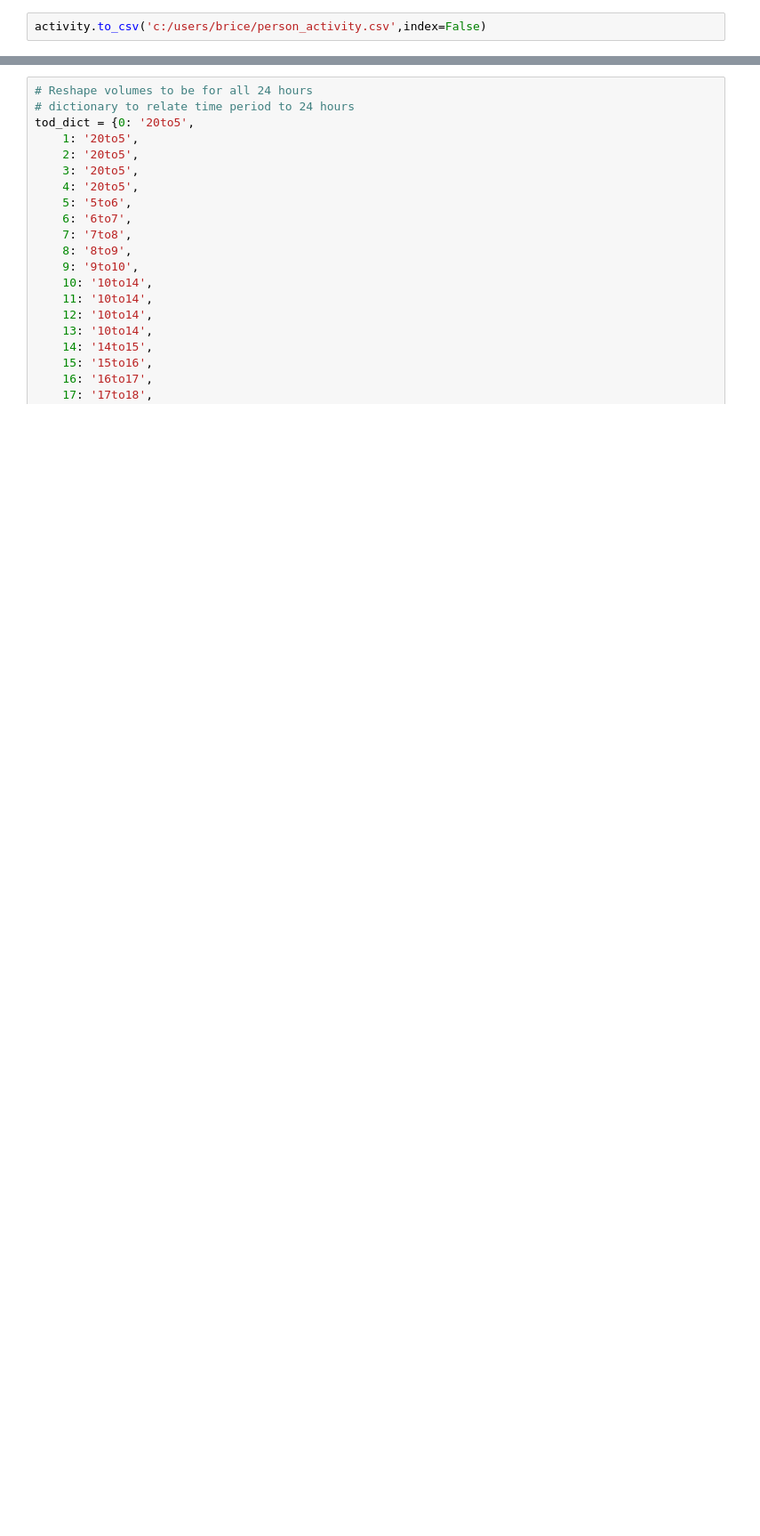
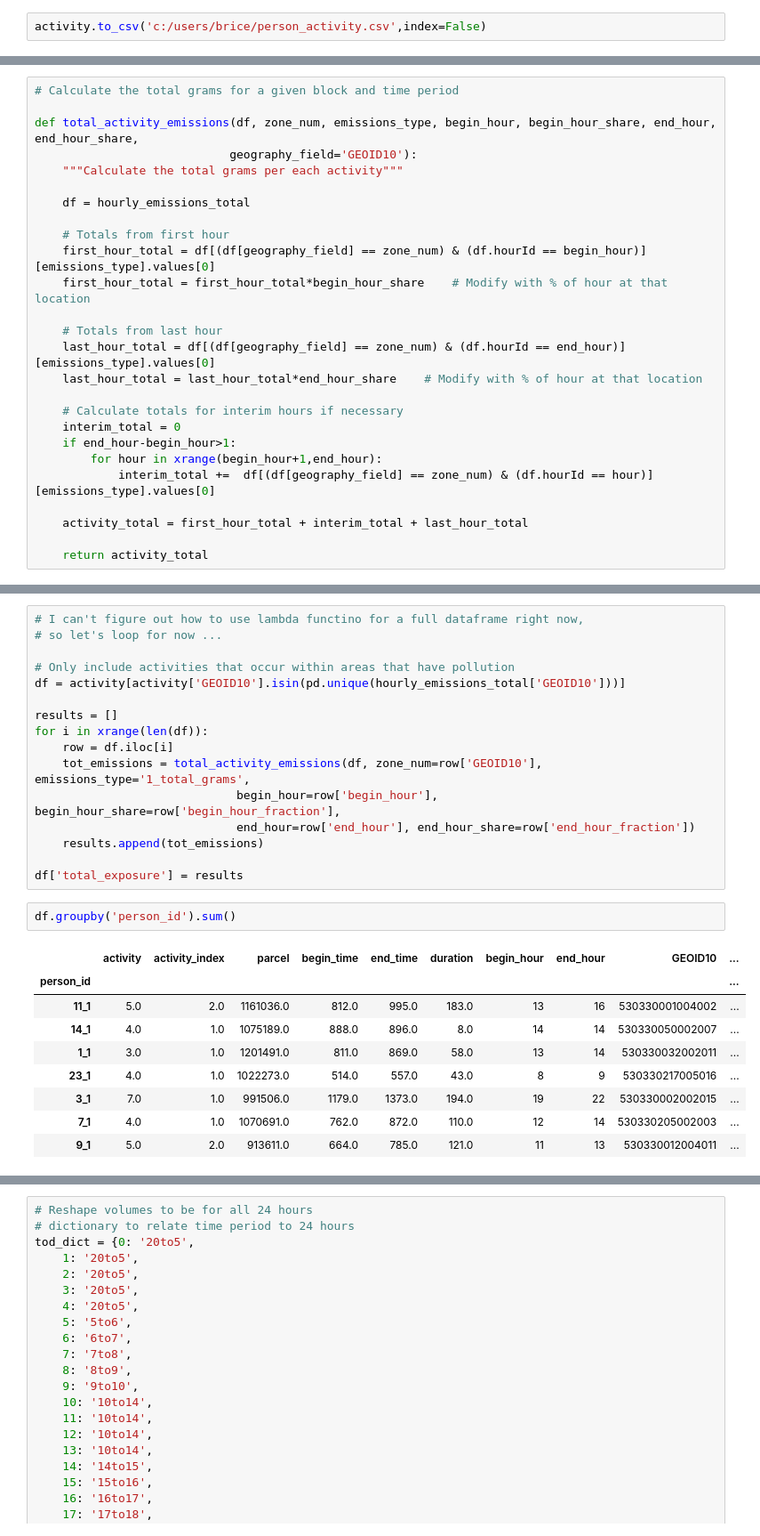
Before and after one commit to psrc/travel-modeling, a Jupyter notebook: air_quality/air_quality.ipynb, the cells around one changed output, grey strips where cells are left out. Shown at 89% size. Drawn from its saved outputs; the diff is of its cells as text; blank space fills up the shorter version.

```diff
--- a/air_quality/air_quality.ipynb
+++ b/air_quality/air_quality.ipynb
@@ -94,0 +147,26 @@ parcel_vol = pd.merge(df,network_results,left_on=['NewINode','NewJNode'],right_o
+# %%
+# Calculate the total grams for a given block and time period
+
+def total_activity_emissions(df, zone_num, emissions_type, begin_hour, begin_hour_share, end_hour, end_hour_share,
+                            geography_field='GEOID10'):
+    """Calculate the total grams per each activity"""
+
+    df = hourly_emissions_total
+
+    # Totals from first hour
+    first_hour_total = df[(df[geography_field] == zone_num) & (df.hourId == begin_hour)][emissions_type].values[0]
+    first_hour_total = first_hour_total*begin_hour_share    # Modify with % of hour at that location
+
+    # Totals from last hour
+    last_hour_total = df[(df[geography_field] == zone_num) & (df.hourId == end_hour)][emissions_type].values[0]
+    last_hour_total = last_hour_total*end_hour_share    # Modify with % of hour at that location
+
+    # Calculate totals for interim hours if necessary
+    interim_total = 0
+    if end_hour-begin_hour>1:
+        for hour in xrange(begin_hour+1,end_hour):
+            interim_total +=  df[(df[geography_field] == zone_num) & (df.hourId == hour)][emissions_type].values[0]
+
+    activity_total = first_hour_total + interim_total + last_hour_total
+
+    return activity_total
@@ -94,0 +183,28 @@ parcel_vol = pd.merge(df,network_results,left_on=['NewINode','NewJNode'],right_o
+# %%
+# I can't figure out how to use lambda functino for a full dataframe right now,
+# so let's loop for now ...
+
+# Only include activities that occur within areas that have pollution
+df = activity[activity['GEOID10'].isin(pd.unique(hourly_emissions_total['GEOID10']))]
+
+results = []
+for i in xrange(len(df)):
+    row = df.iloc[i]
+    tot_emissions = total_activity_emissions(df, zone_num=row['GEOID10'], emissions_type='1_total_grams',
+                             begin_hour=row['begin_hour'], begin_hour_share=row['begin_hour_fraction'],
+                             end_hour=row['end_hour'], end_hour_share=row['end_hour_fraction'])
+    results.append(tot_emissions)
+
+df['total_exposure'] = results
+# %%
+df.groupby('person_id').sum()
+# %% [output]
+|  | activity | activity_index | parcel | begin_time | end_time | duration | begin_hour | end_hour | GEOID10 | ... |
+| person_id |  |  |  |  |  |  |  |  |  | ... |
+| 11_1 | 5.0 | 2.0 | 1161036.0 | 812.0 | 995.0 | 183.0 | 13 | 16 | 530330001004002 | ... |
+| 14_1 | 4.0 | 1.0 | 1075189.0 | 888.0 | 896.0 | 8.0 | 14 | 14 | 530330050002007 | ... |
+| 1_1 | 3.0 | 1.0 | 1201491.0 | 811.0 | 869.0 | 58.0 | 13 | 14 | 530330032002011 | ... |
+| 23_1 | 4.0 | 1.0 | 1022273.0 | 514.0 | 557.0 | 43.0 | 8 | 9 | 530330217005016 | ... |
+| 3_1 | 7.0 | 1.0 | 991506.0 | 1179.0 | 1373.0 | 194.0 | 19 | 22 | 530330002002015 | ... |
+| 7_1 | 4.0 | 1.0 | 1070691.0 | 762.0 | 872.0 | 110.0 | 12 | 14 | 530330205002003 | ... |
+| 9_1 | 5.0 | 2.0 | 913611.0 | 664.0 | 785.0 | 121.0 | 11 | 13 | 530330012004011 | ... |
```
Also changed, not shown: parts of 49 cells of this notebook.
